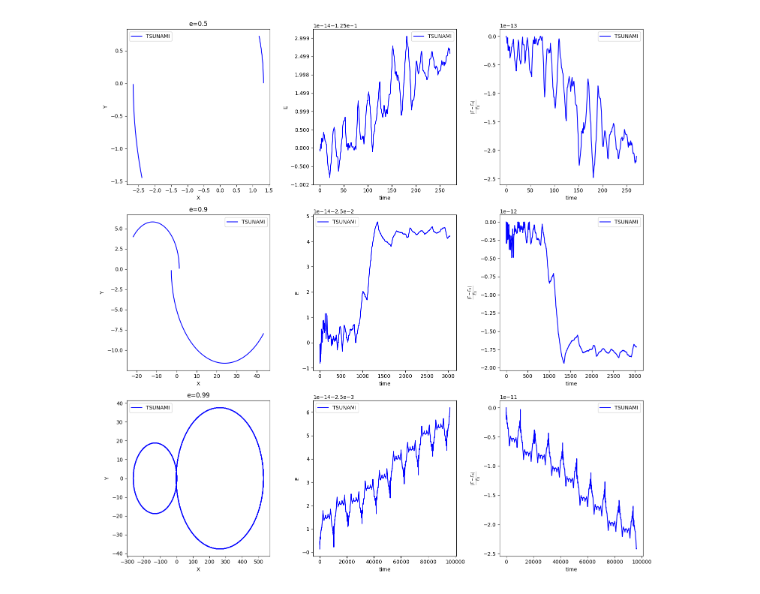
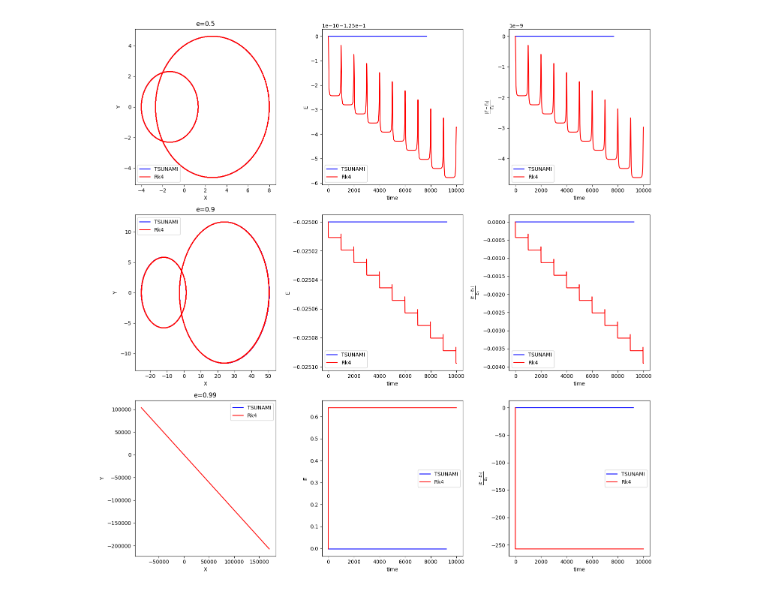
Before and after one commit to Berto70/pod_compastro23, a Jupyter notebook: assignment_3/Tsunami_test.ipynb, the cells around one changed output. Cells and saved outputs as stored; diff of their text form; code cells hidden in the pictures.

```diff
--- a/assignment_3/Tsunami_test.ipynb
+++ b/assignment_3/Tsunami_test.ipynb
@@ -17,7 +18,7 @@ for e in [0.5, 0.9, 0.99]:
     Tperiod = 2 * np.pi * np.sqrt(a**3 / (particles.mass[0] + particles.mass[1]))
 
     tstart=0
-    tintermediate=np.linspace(start=0, stop=10*Tperiod, num=100000)
+    tintermediate=np.linspace(start=0, stop=10*Tperiod, num=10000)
     tcurrent=0
     pos_list=[]
     vel_list=[]
@@ -69,63 +71,76 @@ for e in [0.5, 0.9, 0.99]:
 # %%
 fig, axs = plt.subplots(nrows=3, ncols=3, figsize=(15, 15), layout='tight')
-
-# for func, integrator, color in zip((fni.integrator_tsunami, fni.integrator_leapfrog), ('TSUNAMI', 'leapfrog'), ('blue', 'red')):
-for func, integrator, color in zip((fni.integrator_tsunami,), ('TSUNAMI',), ('blue',)):
+fni.integrator_leapfrog
+for func, integrator, color in zip((fni.integrator_tsunami, fni.integrator_rk4), ('TSUNAMI', 'Rk4'), ('blue', 'red')):
+# for func, integrator, color in zip((fni.integrator_tsunami,), ('TSUNAMI',), ('blue',)):
 
     for row, e in enumerate([0.5, 0.9, 0.99]):
 
         rp = 4
         a = rp / (1 - e)
         particles = ic.ic_two_body(mass1=1., mass2=2, e=e, rp=rp)
+        particles.pos = particles.pos - particles.com_pos()
         Tperiod = 2 * np.pi * np.sqrt(a**3 / (particles.mass[0] + particles.mass[1]))
         tstart=0
-        tintermediate=np.linspace(start=0, stop=10*Tperiod, num=100000)
+        tintermediate=np.linspace(start=0, stop=10*Tperiod, num=10000)
         tcurrent=0
 
-        tstart=0
-        tintermediate=np.linspace(start=0, stop=10*Tperiod, num=100000)
-        tcurrent=0
-        pos_list=[]
+        pos_list_1_x=[]
+        pos_list_1_y=[]
+        pos_list_2_x=[]
+        pos_list_2_y=[]
         vel_list=[]
         energy_list=[]
+
+        Etot, _, _ = particles.Etot()
+        energy_list.append(Etot)
+        pos_list_1_x.append(particles.pos[0, 0])
+        pos_list_1_y.append(particles.pos[0, 1])
+        pos_list_2_x.append(particles.pos[1, 0])
+        pos_list_2_y.append(particles.pos[1, 1])
         for t in tqdm(tintermediate):
             tstep=t-tcurrent
             if integrator=='TSUNAMI':
-            if tstep <=0: continue # continue means go to the next step (i.e. next t in the array)
-            particles,_,_,_,_= func(particles,tstep)
+                if tstep <=0: continue # continue means go to the next step (i.e. next t in the array)
+                particles,efftime,_,_,_= func(particles,tstep)
             else:
-                particles,_,_,_,_ = func(particles, tstep, fnd.acceleration_direct_vectorized)
-            Save the particles positions and velocities and energy
-            pos_list.append(particles.pos.copy())
+                particles,efftime,_,_,_ = func(particles, tstep, fnd.acceleration_direct_vectorized)
+
+            # Save the particles positions and velocities and energy
+            pos_list_1_x.append(particles.pos[0, 0].copy())
+            pos_list_1_y.append(particles.pos[0, 1].copy())
+            pos_list_2_x.append(particles.pos[1, 0].copy())
+            pos_list_2_y.append(particles.pos[1, 1].copy())
             vel_list.append(particles.vel.copy())
             Etot, _, _ = particles.Etot()
             energy_list.append(Etot)
             # Here we can save stuff, plot stuff, etc.
             tcurrent=tcurrent+efftime
 
-        pos_x_1, pos_y_1 = np.array(pos_list)[:, 0][:, 0], np.array(pos_list)[:, 0][:, 1]
-        pos_x_2, pos_y_2 = np.array(pos_list)[:, 1][:, 0], np.array(pos_list)[:, 1][:, 1]
+
+        pos_x_1, pos_y_1 = pos_list_1_x, pos_list_1_y
+        pos_x_2, pos_y_2 = pos_list_2_x, pos_list_2_y
 
         #position plot
         axs[row, 0].plot(pos_x_1, pos_y_1, label=f'{integrator}', color=f'{color}')
         axs[row, 0].plot(pos_x_2, pos_y_2, color=f'{color}')
         axs[row, 0].set_xlabel('X')
         axs[row, 0].set_ylabel('Y')
         axs[row, 0].set_title(f'e={e}')
         axs[row, 0].legend()
 
         #energy plot
         axs[row, 1].plot(energy_list, label=f'{integrator}', color=f'{color}')
         axs[row, 1].set_xlabel('time')
         axs[row, 1].set_ylabel('E')
         axs[row, 1].legend()
 
         #energy error
         energy_array = np.array(energy_list)
         error = np.abs(energy_array - energy_array[0])/energy_array[0]
         axs[row, 2].set_xlabel('time')
         axs[row, 2].plot(error, label=f'{integrator}', color=f'{color}')
         axs[row, 2].set_ylabel(r'$\frac{|E-E_0|}{E_0}$')
         axs[row, 2].legend()
 # %% [output]
-[figure, old version]
+[figure, new version]
```
Also changed, not shown: parts of 4 cells of this notebook, 4 other files.
